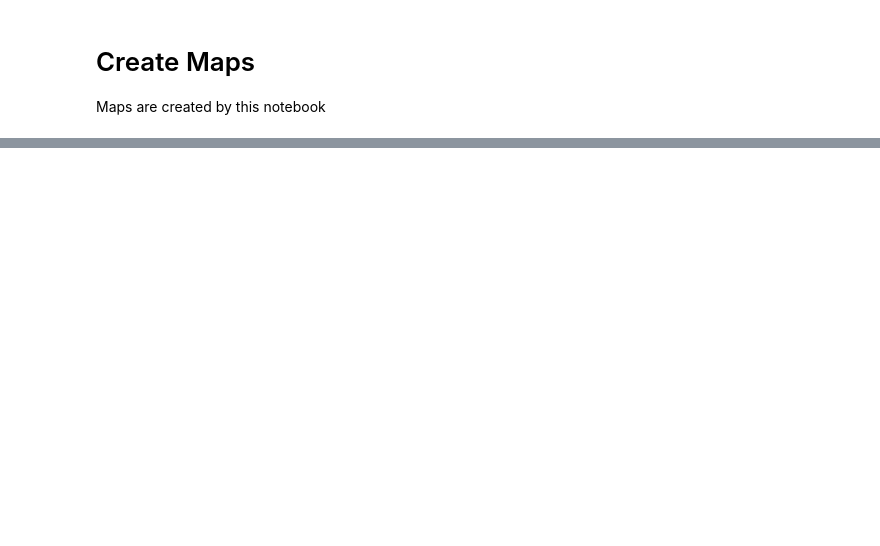
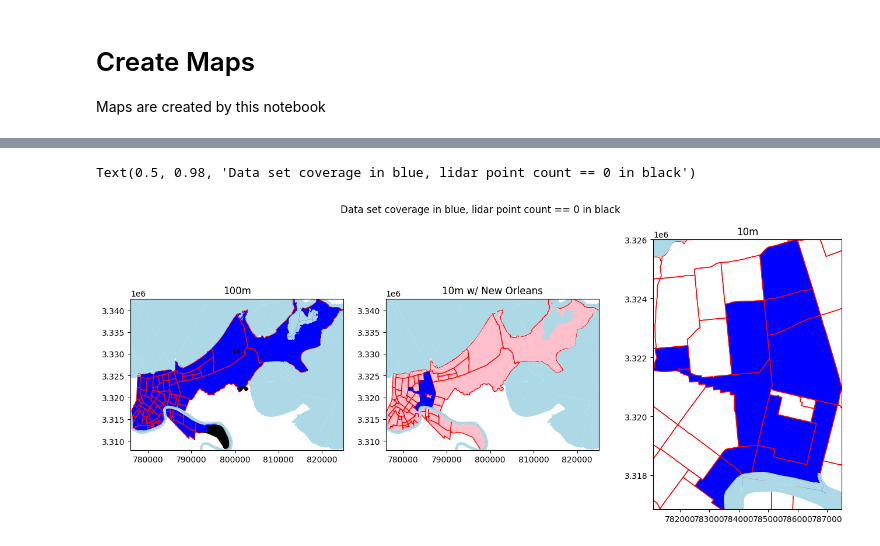
Before and after one commit to GarysCorner/NewOrleansElevation, a Jupyter notebook: CreateMaps.ipynb, the cells around one changed output, grey strips where cells are left out. Saved outputs shown, nothing was run; the diff lists cells and outputs as text; code cells hidden in the pictures; blank space fills up the shorter version.

Commit message:
Sanity checks look good

```diff
--- a/CreateMaps.ipynb
+++ b/CreateMaps.ipynb
@@ -34,4 +43,4 @@ data10m = gpd.read_parquet(f"{outPath}AggregateLidarData_SomeHoods_10m.parquet")
 # %%
 lp("Loading neighborhoos data")
-neighborhoodsDf = gpd.read_file(f"{dataPath}Neighborhoods.geojson")
+neighborhoodsDf = gpd.read_file(f"{dataPath}Neighborhoods.geojson").to_crs(crs)
 # %% [output]
@@ -43,0 +58,12 @@ data10m.plot(color='red',ax=ax)
+# %%
+def processLidar(df):
+    df['Altitude'] = (df['AltitudeTotal'] / df['Total']) / 1000.0
+    df['WaterPerc'] = df['WaterTotal'] / df['Total'] * 100.0
+    df['IsWater'] = df['WaterPerc'] > 50.0
+
+    return df
+
+lp("Processing 100m lidar")
+data100m = processLidar(data100m)
+lp("Processing 10m Lidar")
+data10m = processLidar(data10m)
@@ -43,0 +73,35 @@ data10m.plot(color='red',ax=ax)
+# %%
+#Sanity checks
+
+fig, ax = plt.subplots(figsize=(16,6), nrows=1,ncols=3)
+data100m[data100m['Total'] != 0].plot(ax=ax[0], color='blue', label='Data points')
+neighborhoodsDf.plot(ax=ax[0],color=(0,0,0,0), edgecolor='red',label='No Processing')
+data100m[data100m['Total'] == 0].plot(ax=ax[0], color='black', label='No points')
+waterDf.plot(ax=ax[0], color='lightblue', label='water')
+ax[0].set_xlim((bounds100m[0], bounds100m[2]))
+ax[0].set_ylim((bounds100m[1], bounds100m[3]))
+ax[0].set_title("100m")
+
+neighborhoodsDf.plot(ax=ax[1],color='pink',label='No Processing',edgecolor='red')
+data10m[data10m['Total'] != 0].plot(ax=ax[1], color='blue', label='Data points')
+data10m[data10m['Total'] == 0].plot(ax=ax[1], color='black', label='No points')
+waterDf.plot(ax=ax[1], color='lightblue', label='water')
+
+ax[1].set_xlim((bounds100m[0], bounds100m[2]))
+ax[1].set_ylim((bounds100m[1], bounds100m[3]))
+ax[1].set_title("10m w/ New Orleans")
+
+data10m[data10m['Total'] != 0].plot(ax=ax[2], color='blue', label='Data points')
+neighborhoodsDf.plot(ax=ax[2],color=(0,0,0,0), edgecolor='red',label='No Processing')
+data10m[data10m['Total'] == 0].plot(ax=ax[2], color='black', label='No points')
+waterDf.plot(ax=ax[2], color='lightblue', label='water')
+
+ax[2].set_xlim((bounds10m[0], bounds10m[2]))
+ax[2].set_ylim((bounds10m[1], bounds10m[3]))
+ax[2].set_title("10m")
+
+
+fig.suptitle("Data set coverage in blue, lidar point count == 0 in black")
+# %% [output]
+Text(0.5, 0.98, 'Data set coverage in blue, lidar point count == 0 in black')
+[figure, added]
```
Also changed, not shown: parts of 11 cells of this notebook.
